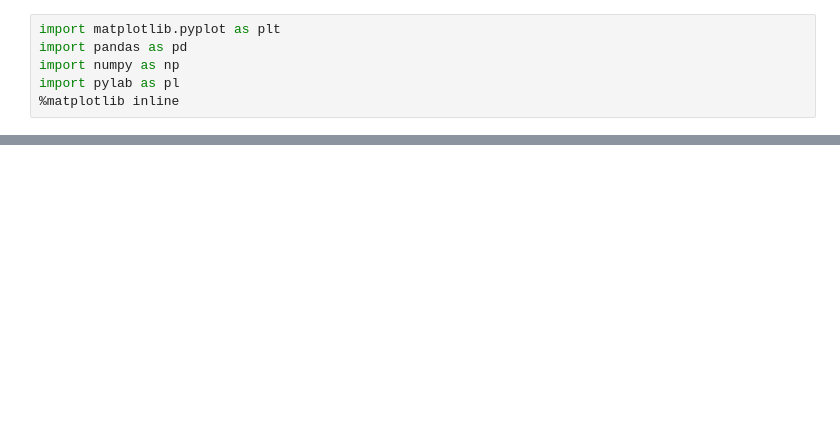
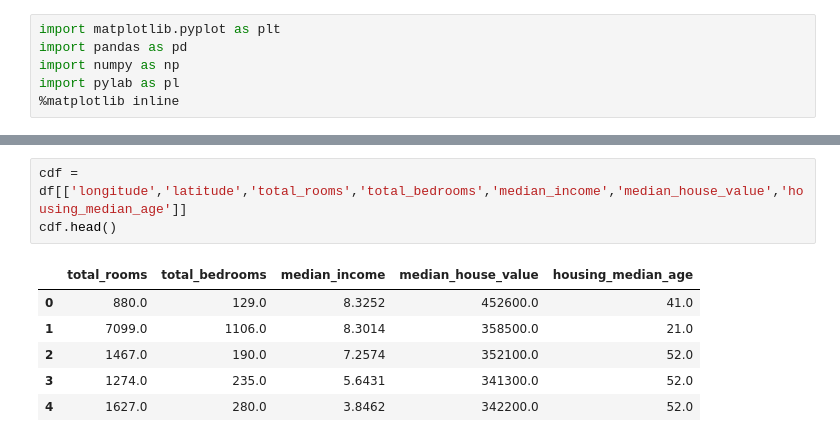
Before and after one commit to AliShamriz/Practices, a Jupyter notebook: Linear Regression.ipynb, the cells around one changed output, grey strips where cells are left out. Saved outputs shown, nothing was run; the diff lists cells and outputs as text; blank space fills up the shorter version.

```diff
--- a/Linear Regression.ipynb
+++ b/Linear Regression.ipynb
@@ -21,0 +38,10 @@ df.head(10)
+# %%
+cdf = df[['longitude','latitude','total_rooms','total_bedrooms','median_income','median_house_value','housing_median_age']]
+cdf.head()
+# %% [output]
+|  | total_rooms | total_bedrooms | median_income | median_house_value | housing_median_age |
+| 0 | 880.0 | 129.0 | 8.3252 | 452600.0 | 41.0 |
+| 1 | 7099.0 | 1106.0 | 8.3014 | 358500.0 | 21.0 |
+| 2 | 1467.0 | 190.0 | 7.2574 | 352100.0 | 52.0 |
+| 3 | 1274.0 | 235.0 | 5.6431 | 341300.0 | 52.0 |
+| 4 | 1627.0 | 280.0 | 3.8462 | 342200.0 | 52.0 |
```
Also changed, not shown: parts of 3 cells of this notebook, 2 other files.
